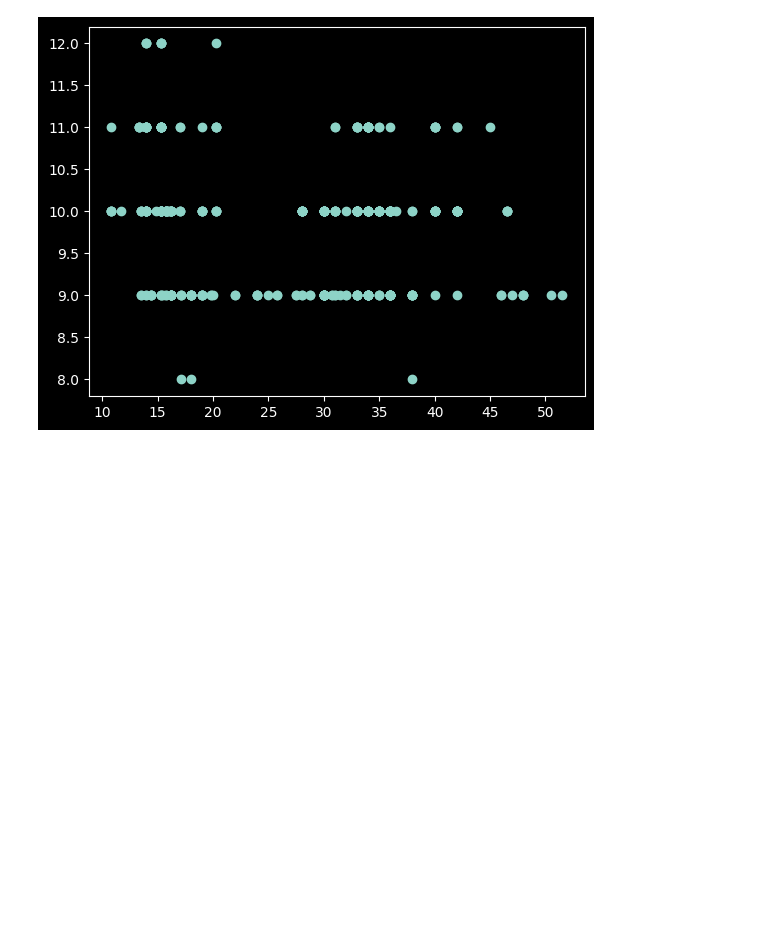
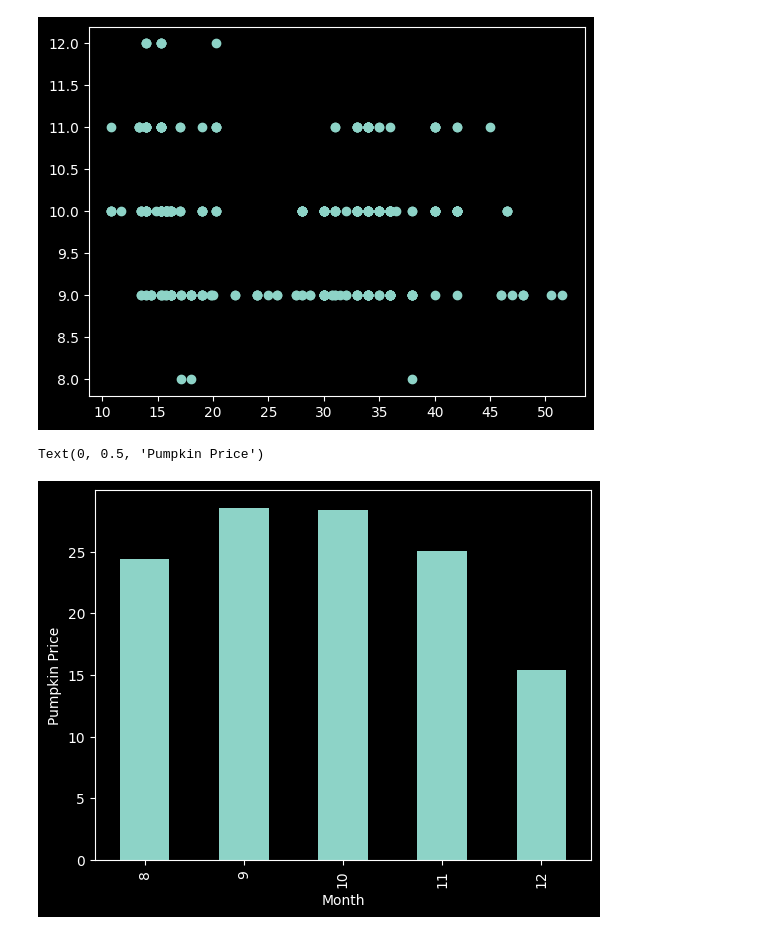
Before and after one commit to NyxoraYu/ML-For-Beginners, a Jupyter notebook: 2-Regression/2-Data/notebook.ipynb, the cells around one changed output. Cells and saved outputs as stored; diff of their text form; code cells hidden in the pictures; blank space fills up the shorter version.

```diff
--- a/2-Regression/2-Data/notebook.ipynb
+++ b/2-Regression/2-Data/notebook.ipynb
@@ -68,3 +68,9 @@ plt.scatter(price, month)
 plt.show()
 # %% [output]
 [figure]
+# %%
+new_pumpkins.groupby(['Month'])['Price'].mean().plot(kind='bar')
+plt.ylabel('Pumpkin Price')
+# %% [output]
+Text(0, 0.5, 'Pumpkin Price')
+[figure, added]
```
Also changed, not shown: 2 other files.
